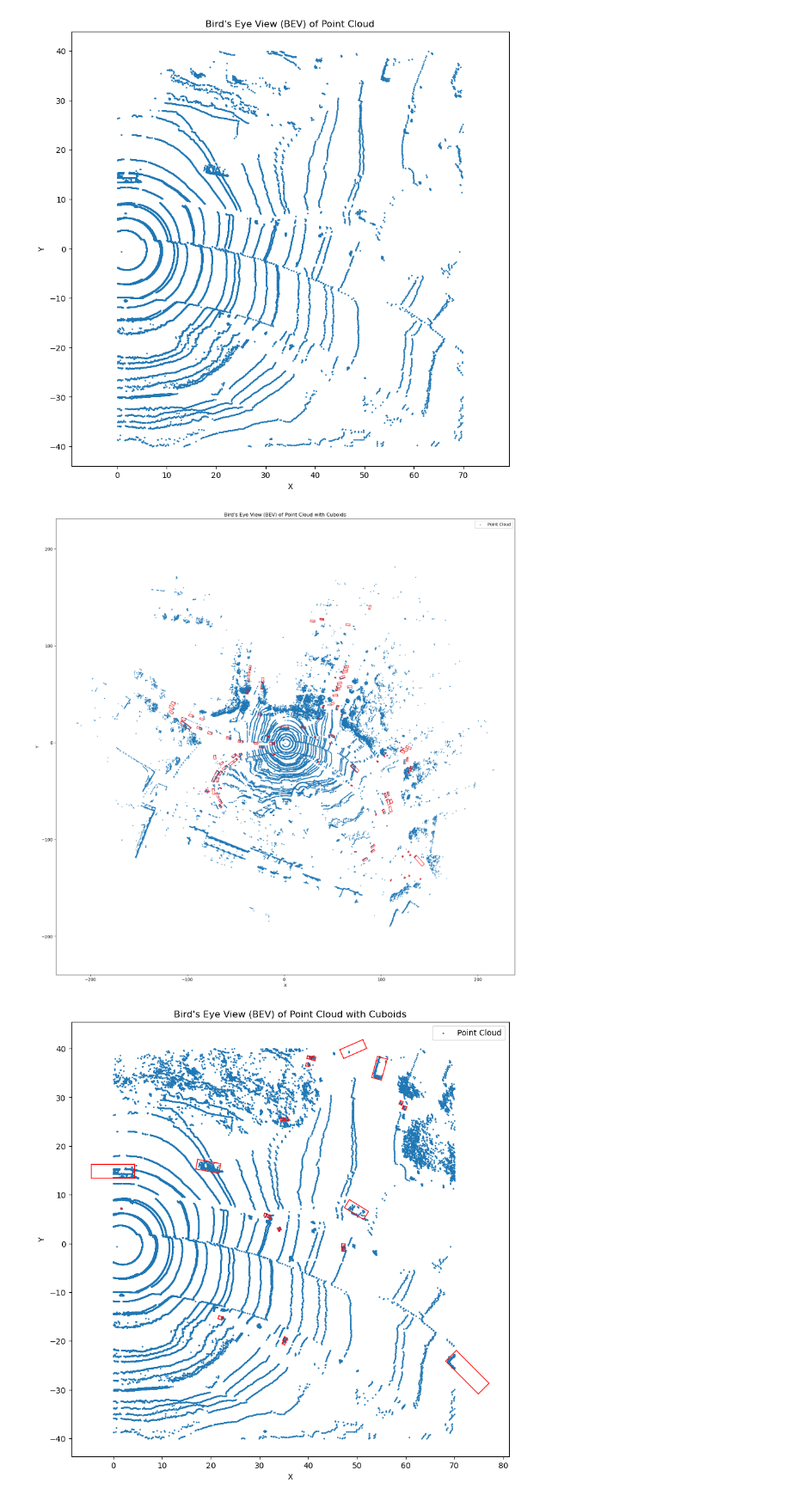
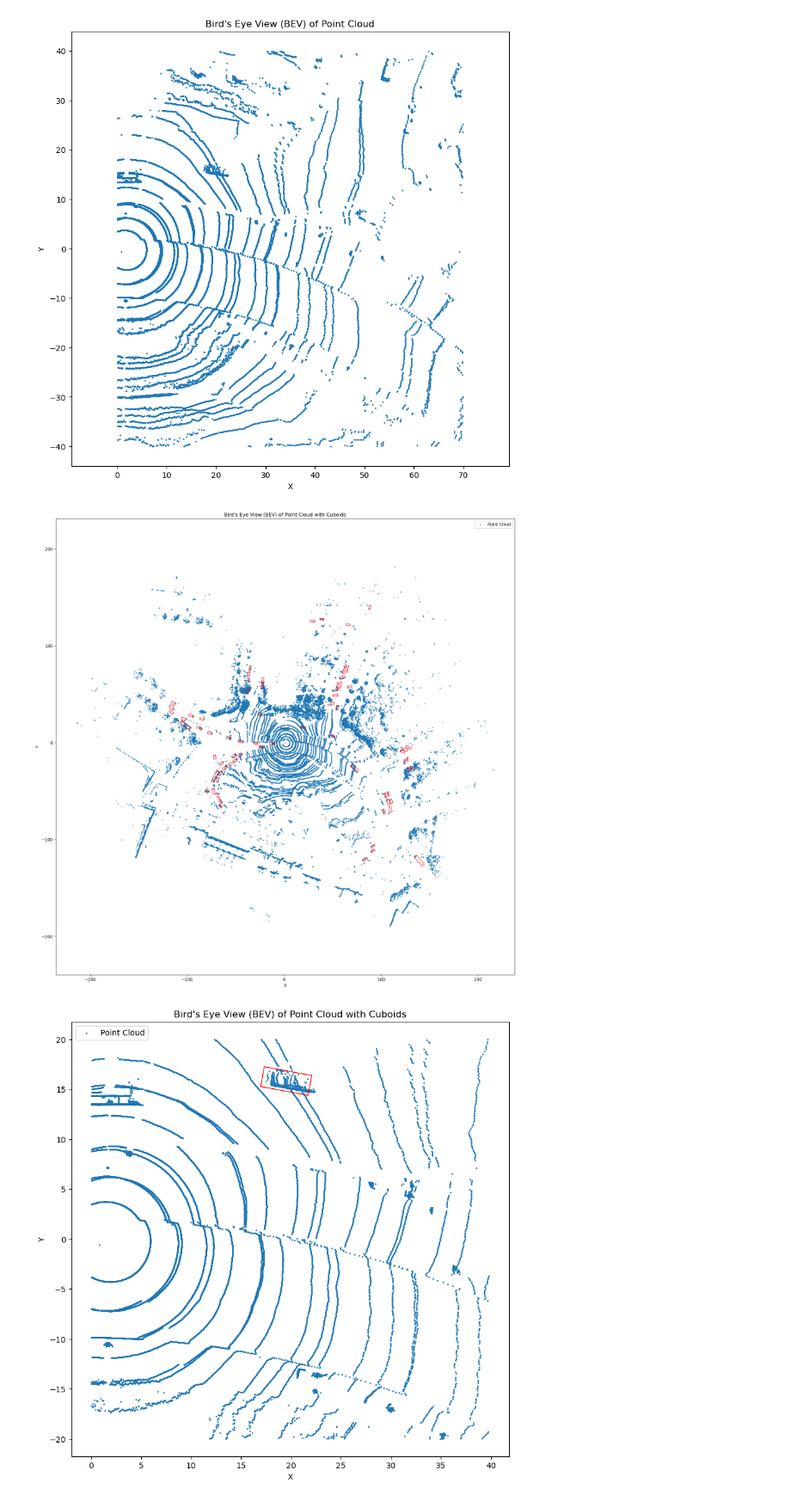
Before and after one commit to ravi0131/pseudo-labels, a Jupyter notebook: notebooks_experi/gt_viz.ipynb, the cells around one changed output. Shown: that part at 86% size. Cells and saved outputs as stored; diff of their text form; code cells hidden in the pictures.

```diff
--- a/notebooks_experi/gt_viz.ipynb
+++ b/notebooks_experi/gt_viz.ipynb
@@ -10,16 +10,20 @@ sys.path.append(os.path.abspath(".."))
 import os
 from av2.datasets.sensor.av2_sensor_dataloader import  AV2SensorDataLoader
 from pathlib import Path
-
+from config import CONFIG
 home = os.path.expanduser("~")
 
-dataset_path = os.path.join(home,"buni","dataset", "av2", "train")
+# dataset_path = os.path.join(home,"buni","dataset", "av2-pixor","training", "train")
+dataset_path = Path(os.path.join(home,"buni","dataset", "av2", "train"))
+dataset = AV2SensorDataLoader(data_dir=dataset_path, labels_dir=dataset_path)
 
-os.listdir(dataset_path)
+scene_idx = 1
+frame_idx = 0
 
-dataset = AV2SensorDataLoader(Path(dataset_path), Path(dataset_path))
-print(dataset.get_log_ids()[0])
-log_id = dataset.get_log_ids()[0]
-print(dataset.get_ordered_log_lidar_timestamps(log_id)[0])
+log_id = dataset.get_log_ids()[scene_idx]
+print(f"log_id: {log_id}")
+
 timestamp = dataset.get_ordered_log_lidar_timestamps(log_id)[0]
+# timestamp = 315968335160099000
+print(f"timestamp: {timestamp}")
 # %% [output]
@@ -28,4 +32,8 @@ ff52c01e-3d7b-32b1-b6a1-bcff3459ccdd
 # %%
+from prototype_utils import filter_gt_labels_by_category
+
 labels = dataset.get_labels_at_lidar_timestamp(log_id, timestamp)
-corners = labels.vertices_m
+gt_labels = filter_gt_labels_by_category(labels, CONFIG)
+
+corners = gt_labels.vertices_m
 # %%
@@ -190,7 +196,7 @@ def visualize_bev_with_cuboids(points: np.ndarray, cuboids: np.ndarray, fig_size
 # Assuming `cuboids` is an (N, 8, 3) numpy array of cuboid corner coordinates
 visualize_bev_with_cuboids(points, corners, fig_size=(20,20), bottom_face_flag=False)
 # %% [output]
-[figure, old version]
+[figure, new version]
 # %%
 import matplotlib.pyplot as plt
 import numpy as np
@@ -244,36 +250,36 @@ def visualize_bev_with_cuboids_ROI(points: np.ndarray, cuboids: np.ndarray, fig_
 
         # Draw lines for the cuboid in the BEV
         for start, end in connections:
             plt.plot(
                 [projected_corners[start, 0], projected_corners[end, 0]],
                 [projected_corners[start, 1], projected_corners[end, 1]],
                 color='red', linewidth=1
             )
 
     plt.legend()
     plt.show()
 
 # Define the ROI range
-x_min, x_max = 0, 70
-y_min, y_max = -40, 40
+x_min, x_max = CONFIG['GE_RANGE']['x_range']
+y_min, y_max = CONFIG['GE_RANGE']['y_range']
 
 # Filter points based on the ROI
 roi_mask = (points[:, 0] >= x_min) & (points[:, 0] <= x_max) & (points[:, 1] >= y_min) & (points[:, 1] <= y_max)
 filtered_points = points[roi_mask]
 
 # Filter cuboids based on the ROI
 filtered_cuboids = []
 for cuboid in corners:
     if np.any((cuboid[:, 0] >= x_min) & (cuboid[:, 0] <= x_max) & (cuboid[:, 1] >= y_min) & (cuboid[:, 1] <= y_max)):
         filtered_cuboids.append(cuboid)
 filtered_cuboids = np.array(filtered_cuboids)
 
 # Example Usage:
 # Assuming `points` is an Nx3 numpy array representing the point cloud
 # Assuming `corners` is an (N, 8, 3) numpy array of cuboid corner coordinates
 visualize_bev_with_cuboids_ROI(filtered_points, filtered_cuboids, fig_size=(10, 10), bottom_face_flag=True)
 # %% [output]
-[figure, old version]
+[figure, new version]
 # %%
 import matplotlib.pyplot as plt
 import numpy as np
```
Also changed, not shown: parts of 3 cells of this notebook, 13 other files.
